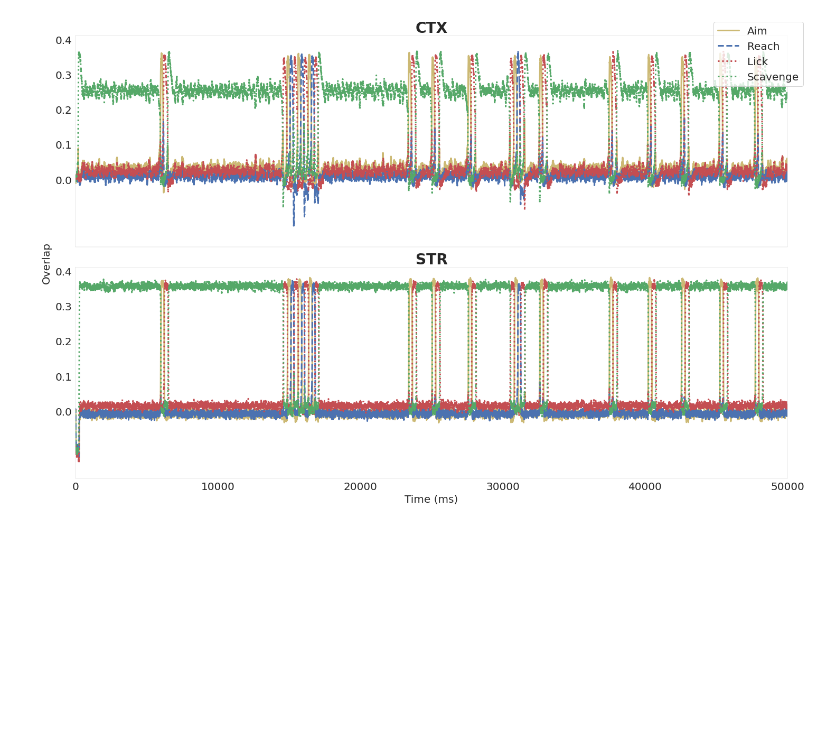
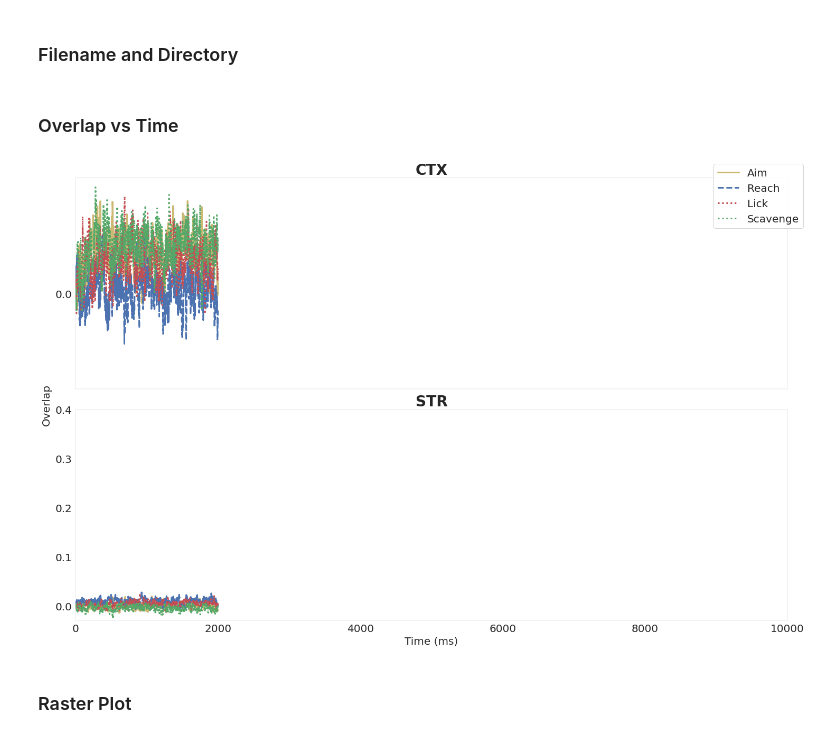
Before and after one commit to jp464/striatal-sequence, a Jupyter notebook: figures/article/1/figure.ipynb, the cells around one changed output. Saved outputs shown, nothing was run; the diff lists cells and outputs as text; code cells hidden in the pictures; blank space fills up the shorter version.

```diff
--- a/figures/article/1/figure.ipynb
+++ b/figures/article/1/figure.ipynb
@@ -16,39 +16,45 @@ colors = sns.color_palette('deep')
 plt.rc('xtick', labelsize=20)
 plt.rc('ytick', labelsize=20)
 plt.rcParams['axes.linewidth'] = 0.1
+# %% [markdown]
+### Filename and Directory
 # %%
-filename = 'learning-env1-0-0-0-0'
-path = '/work/jp464/striatum-sequence/' + filename + '.npz'
+filename = 'param-exploration-0.0-0.0-0.7-0.0'
+path = '/work/jp464/striatum-sequence/exploration/' + filename + '.npz'
 data = np.load(path)
 overlaps_ctx = data['overlaps_ctx']
 overlaps_d1 = data['overlaps_d1']
 # correlations_ctx = data['correlations_ctx']
 # correlations_bg = data['correlations_bg']
-state_ctx = data['state_ctx']
-state_d1 = data['state_d1']
+# state_ctx = data['state_ctx']
+# state_d1 = data['state_d1']
+# %% [markdown]
+### Overlap vs Time
 # %%
 ### Overlap
 fig, axes = plt.subplots(2,1, sharex=True, sharey=True, tight_layout=True, figsize=(20,13))
 axes[0].plot(overlaps_ctx[0], linestyle='solid', linewidth=3, color=colors[8])
 axes[0].plot(overlaps_ctx[1], linestyle='dashed', linewidth=3, color=colors[0])
 axes[0].plot(overlaps_ctx[2], linestyle='dotted', linewidth=3, color=colors[3])
 axes[0].plot(overlaps_ctx[3], linestyle='dotted', linewidth=3, color=colors[2])
 axes[0].set_yticks([0.0, 0.1, 0.2, 0.3, 0.4])
 axes[0].set_title("CTX", fontsize=28, weight='bold')
 axes[1].plot(overlaps_d1[0], linestyle='solid', linewidth=3, color=colors[8])
 axes[1].plot(overlaps_d1[1], linestyle='dashed', linewidth=3, color=colors[0])
 axes[1].plot(overlaps_d1[2], linestyle='dotted', linewidth=3, color=colors[3])
 axes[1].plot(overlaps_d1[3], linestyle='dotted', linewidth=3, color=colors[2])
 axes[1].set_yticks([0.0, 0.1, 0.2, 0.3, 0.4])
 axes[1].set_title("STR", fontsize=28, weight='bold')
 axes[1].set_xlabel('Time (ms)', fontsize=20)
 fig.text(-0.01, 0.5, 'Overlap', va='center', rotation='vertical', fontsize=20)
-plt.setp(axes, xlim=(0, 50000))
+plt.setp(axes, xlim=(00000, 10000))
 plt.figlegend(labels=['Aim', 'Reach', 'Lick', 'Scavenge'], fontsize=20)
 # plt.savefig('/work/jp464/striatum-sequence/output/constant-env-pathological.jpg', bbox_inches = "tight", format='jpg')
 plt.show()
 # %% [output]
-[figure, old version]
+[figure, new version]
+# %% [markdown]
+### Raster Plot
 # %%
 ### Raster plot
 fig, axes = plt.subplots(sharex=True, sharey=True, tight_layout=True, figsize=(20,13))
```
Also changed, not shown: parts of 2 cells of this notebook, 30 other files.
